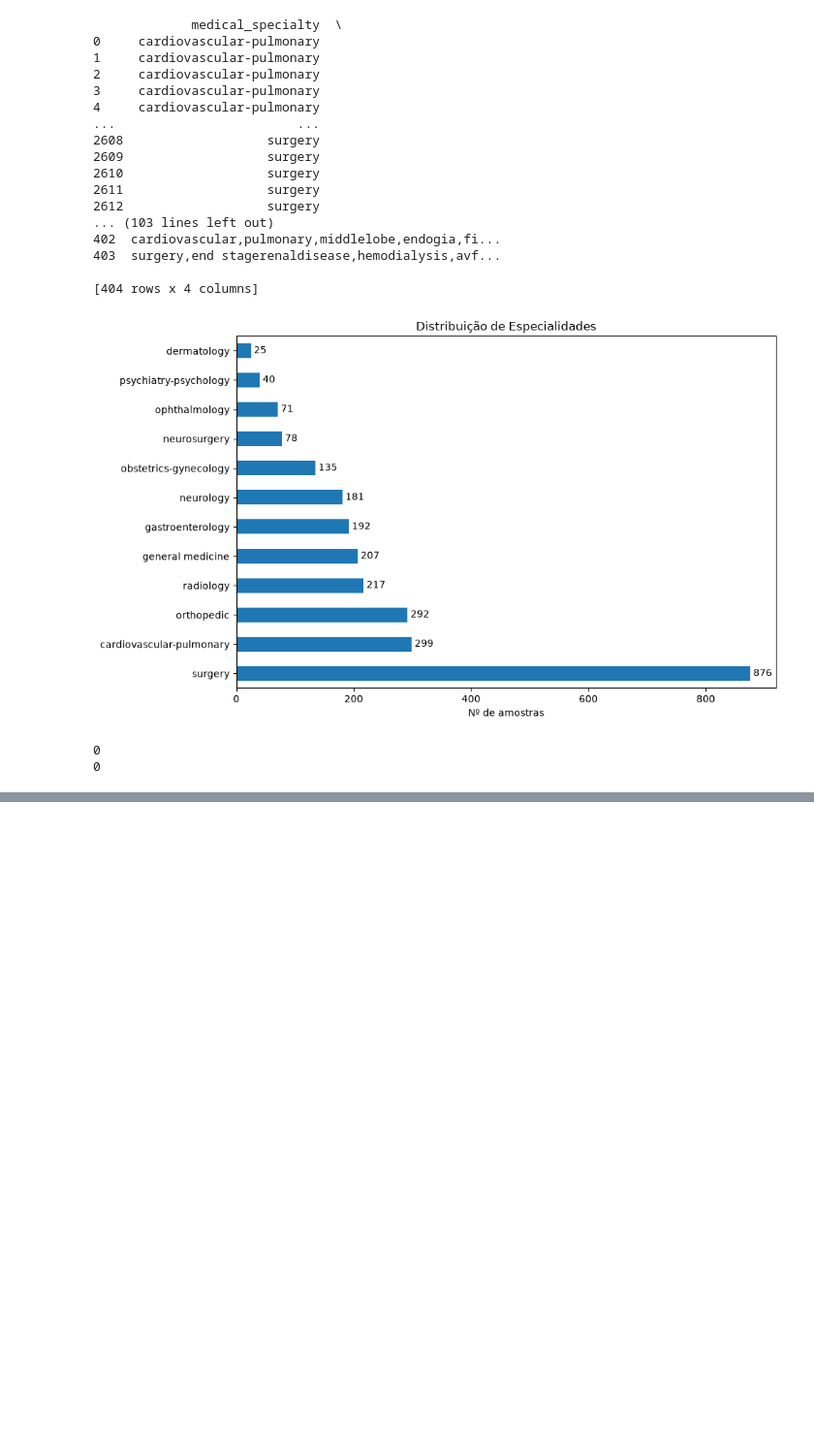
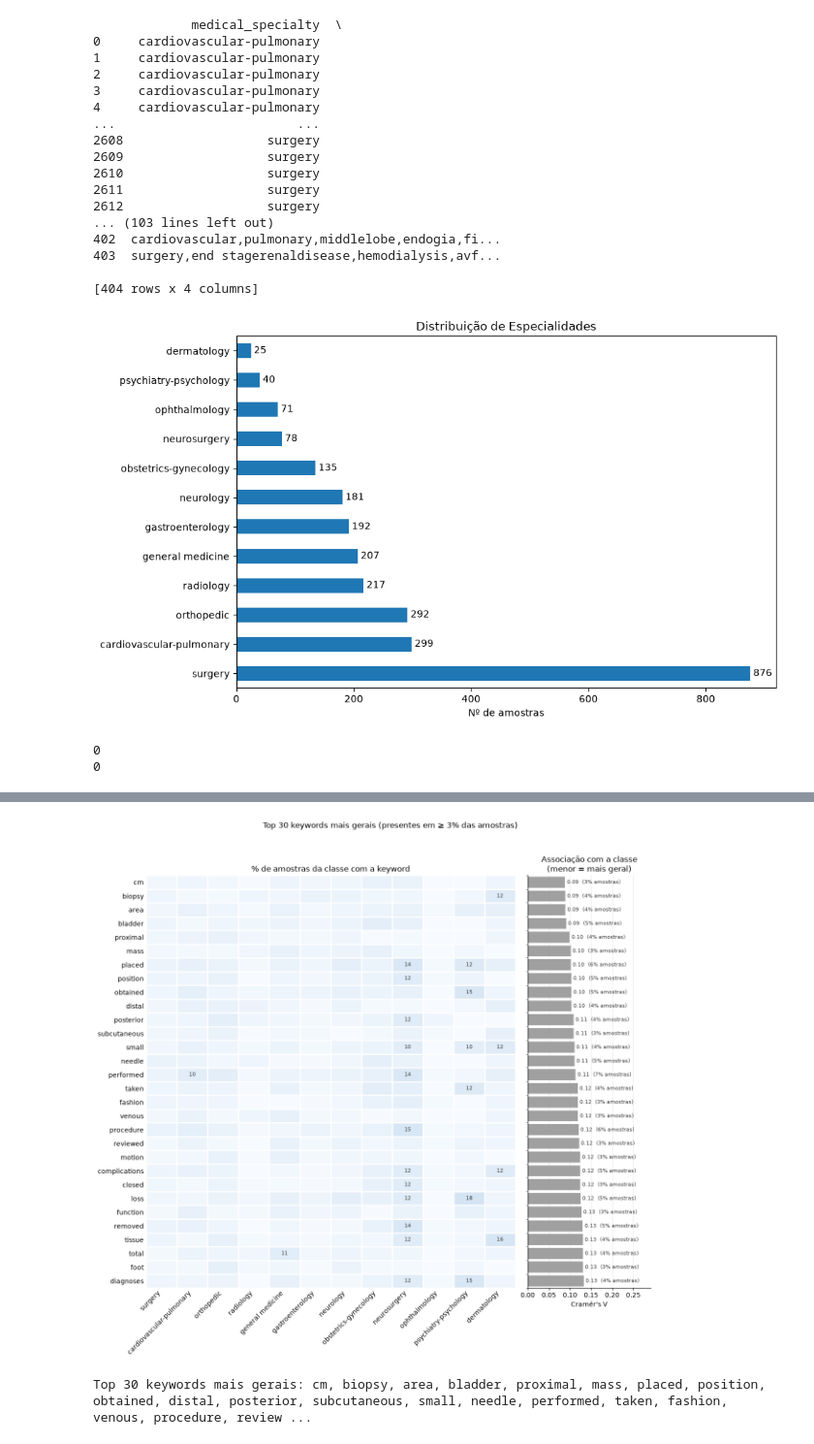
Before and after one commit to PedroM4rques/NaturalLanguage, a Jupyter notebook: data/explore_data.ipynb, the cells around one changed output, grey strips where cells are left out. Shown at 97% size. Drawn from its saved outputs; the diff is of its cells as text; code cells hidden in the pictures; blank space fills up the shorter version.

```diff
--- a/data/explore_data.ipynb
+++ b/data/explore_data.ipynb
@@ -79,0 +151,61 @@ plot_keywords_dist({'Train': train_df, 'Test': test_df})
+# %%
+from scipy.stats import chi2_contingency
+
+
+def plot_most_general_keywords(df: pd.DataFrame, top_n: int = 30, min_freq: float = 0.03):
+    kw = df.assign(keyword=df['keywords'].str.split(',')).explode('keyword')
+    kw = kw[kw['keyword'] != ''].reset_index()[['index', 'medical_specialty', 'keyword']].drop_duplicates()
+
+    class_size = df['medical_specialty'].value_counts()
+
+    # nº de amostras de cada classe que contêm a keyword
+    in_cls = pd.crosstab(kw['keyword'], kw['medical_specialty'])[class_size.index]
+    freq   = in_cls.sum(axis=1) / len(df)
+
+    # só keywords frequentes -> keywords raras teriam V baixo só por serem raras
+    in_cls = in_cls[freq >= min_freq]
+
+    # Cramér's V: associação keyword <-> classe (0 = nenhuma, 1 = perfeita)
+    cramers_v = in_cls.apply(lambda r: np.sqrt(chi2_contingency(np.vstack([r.values, class_size.values - r.values]))[0] / len(df)), axis=1)
+    cramers_v = cramers_v.sort_values().head(top_n)
+
+    data = in_cls.loc[cramers_v.index].div(class_size, axis=1) * 100
+
+    fig, (ax, ax_v) = plt.subplots(1, 2, figsize=(14, top_n * 0.3 + 2.5), sharey=True, gridspec_kw={'width_ratios': [3, 1], 'wspace': 0.05})
+
+    im = ax.imshow(data, cmap='Blues', vmin=0, vmax=100, aspect='auto')
+    ax.set_xticks(range(len(data.columns)), data.columns, rotation=45, ha='right')
+    ax.set_yticks(range(len(data.index)), data.index)
+    ax.set_xticks(np.arange(-.5, len(data.columns)), minor=True)
+    ax.set_yticks(np.arange(-.5, len(data.index)), minor=True)
+    ax.grid(which='minor', color='white', linewidth=2)
+    ax.tick_params(which='both', length=0)
+    ax.spines[:].set_visible(False)
+
+    for i in range(len(data.index)):
+        for j in range(len(data.columns)):
+            v = data.iat[i, j]
+            if v >= 10:
+                ax.text(j, i, f'{v:.0f}', ha='center', va='center', fontsize=8, color='white' if v > 60 else '#333333')
+
+    ax.set_title("% de amostras da classe com a keyword")
+
+    bars = ax_v.barh(range(len(cramers_v)), cramers_v.values, height=0.8, color='#a0a0a0')
+    ax_v.bar_label(bars, labels=[f'{v:.2f}  ({freq[k]:.0%} amostras)' for k, v in cramers_v.items()], padding=3, fontsize=8, color='#333333')
+    ax_v.set_xlim(0, cramers_v.max() * 2.2)
+    ax_v.set_xlabel("Cramér's V")
+    ax_v.set_title("Associação com a classe\n(menor = mais geral)")
+    ax_v.grid(axis='x', alpha=0.3)
+    ax_v.set_axisbelow(True)
+    ax_v.tick_params(axis='y', length=0)
+    ax_v.spines[['top', 'right']].set_visible(False)
+
+    fig.suptitle(f"Top {top_n} keywords mais gerais (presentes em ≥ {min_freq:.0%} das amostras)")
+    plt.show()
+
+    print(f"Top {top_n} keywords mais gerais: {', '.join(cramers_v.index)}")
+
+plot_most_general_keywords(train_df)
+# %% [output]
+[figure, added]
+Top 30 keywords mais gerais: cm, biopsy, area, bladder, proximal, mass, placed, position, obtained, distal, posterior, subcutaneous, small, needle, performed, taken, fashion, venous, procedure, review ...
```
Also changed, not shown: parts of 3 cells of this notebook, 5 other files.
